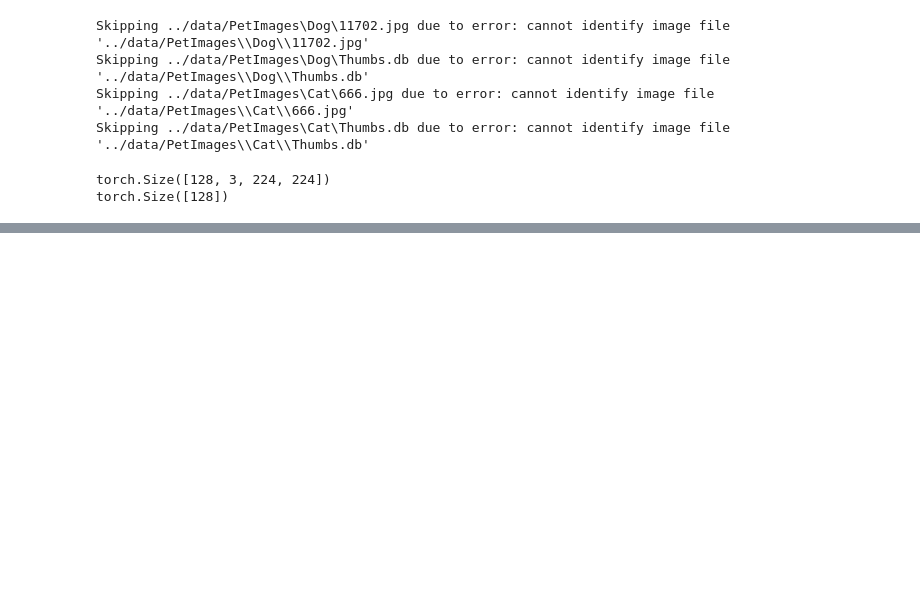
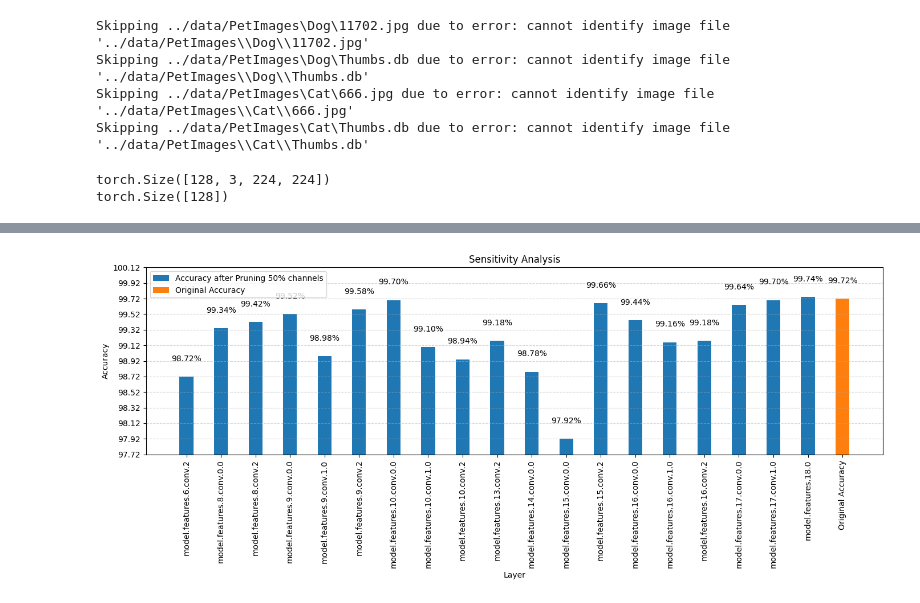
Before and after one commit to dao1233/embeddedNeuralNetwork, a Jupyter notebook: notebook/sensitivityPrunning.ipynb, the cells around one changed output, grey strips where cells are left out. Saved outputs shown, nothing was run; the diff lists cells and outputs as text; code cells hidden in the pictures; blank space fills up the shorter version.

Commit message:
[Sensitivity Pruning] Update notebook - plot bar chart - physical pruning(reduce model size)

```diff
--- a/notebook/sensitivityPrunning.ipynb
+++ b/notebook/sensitivityPrunning.ipynb
@@ -381,0 +404,11 @@ Epoch = 1 || Validation Loss: 0.3160 || Validation Accuracy: 0.9972
+# %%
+# Prepare to continue training from epoch 16 to epoch 30
+PrunningModel = torch.load("../model/best_pruned_model.pth", map_location="cpu", weights_only=False)
+checkpoint = torch.load("../model/checkpointPrunedModel.pth", map_location="cpu")
+pruning_plan = checkpoint["pruning_plan"]
+# Training Setting
+num_epochs = 15
+PrunningModel = PrunningModel.to(device)
+criterion = nn.CrossEntropyLoss(reduction='mean')
+optimizer = torch.optim.Adam(PrunningModel.parameters(), lr = 1e-4)
+# originalModel_acc = evaluate(PrunningModel, criterion, test_loader, device, epoch=0)
@@ -381,0 +462,9 @@ Epoch = 1 || Validation Loss: 0.3160 || Validation Accuracy: 0.9972
+# %%
+PrunningModel = torch.load("../model/best_pruned_model.pth", map_location="cpu", weights_only=False)
+checkpoint = torch.load("../model/checkpointPrunedModel.pth", map_location="cpu")
+validationAcc = checkpoint["Validation_accuracy"]
+pruning_plan = checkpoint["pruning_plan"]
+sensitivities = checkpoint["sensitivity"]
+print(sensitivities)
+print(f"Validation Accuracy of pruned model: {validationAcc:.2f}%")
+print_model_size(PrunningModel)
@@ -381,0 +475,74 @@ Epoch = 1 || Validation Loss: 0.3160 || Validation Accuracy: 0.9972
+# %%
+# Plot sensitivities
+import matplotlib.pyplot as plt
+layer_name = []
+sensitivity = []
+originalAcc = 99.72
+
+for name, module in PrunningModel.named_modules():
+    if isinstance(module, nn.Conv2d):
+        if name in sensitivities:
+            drop = 99.78 - sensitivities[name]
+            if drop >= 2.0:
+                continue
+
+            layer_name.append(name)
+            sensitivity.append(sensitivities[name])
+print(layer_name)
+
+# ---------------------------------------------------
+# Plot
+# ---------------------------------------------------
+labels = layer_name + ["Original Accuracy"]
+min_acc = min(sensitivity)
+x = np.arange(len(labels))
+x_layer = x[:-1]
+width = 0.4
+
+plt.figure(figsize=(14, 6))
+
+plt.bar(
+    x_layer,
+    sensitivity,
+    width,
+    label="Accuracy after Pruning 50% channels"
+)
+
+for i, acc in enumerate([sensitivities[n] for n in layer_name]):
+    plt.text(
+        x_layer[i],
+        sensitivity[i] + 0.2,
+        f"{acc:.2f}%",
+        ha="center"
+    )
+
+
+plt.bar(
+    x[-1],
+    originalAcc,
+    width,
+    label="Original Accuracy"
+)
+
+# Original acc
+plt.text(
+    x[-1],
+    originalAcc + 0.2,
+    str(originalAcc)+"%",
+    ha="center"
+)
+
+plt.ylabel("Accuracy")
+plt.xlabel("Layer")
+plt.title("Sensitivity Analysis")
+
+plt.xticks(x, labels, rotation=90)
+plt.ylim(min_acc - 0.2, originalAcc + 0.2)
+plt.yticks(np.arange(min_acc - 0.2, originalAcc + 0.5, 0.2))
+plt.grid(axis='y', linestyle='--', alpha=0.5)
+
+plt.legend()
+
+plt.tight_layout()
+plt.show()
+# %% [output]
@@ -381,0 +550 @@ Epoch = 1 || Validation Loss: 0.3160 || Validation Accuracy: 0.9972
+[figure, added]
```
Also changed, not shown: parts of 14 cells of this notebook, 7 other files.
